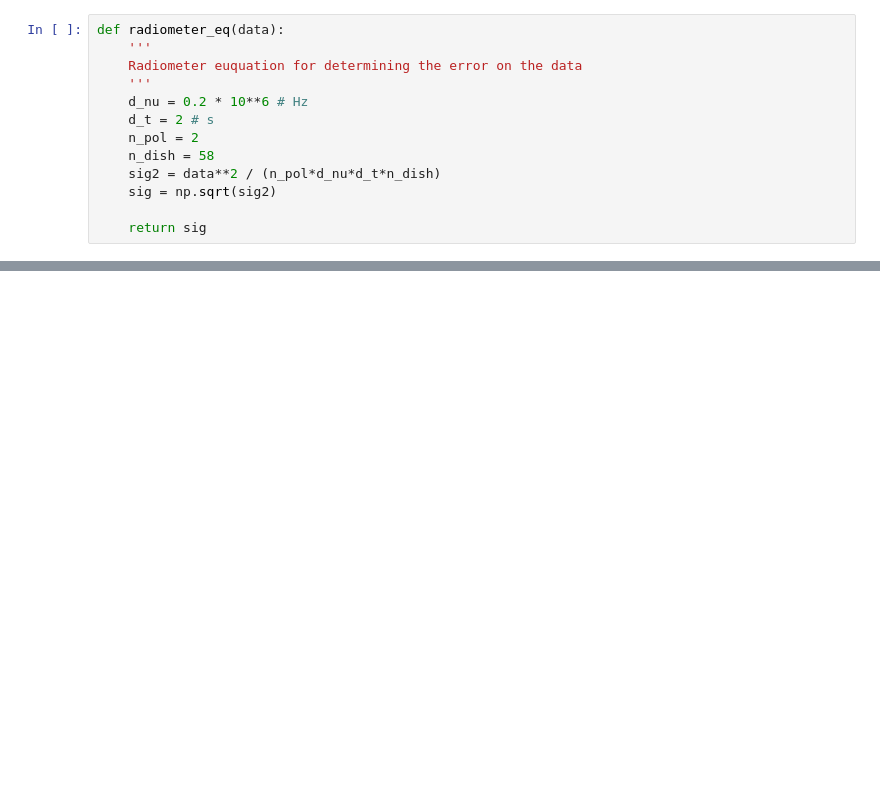
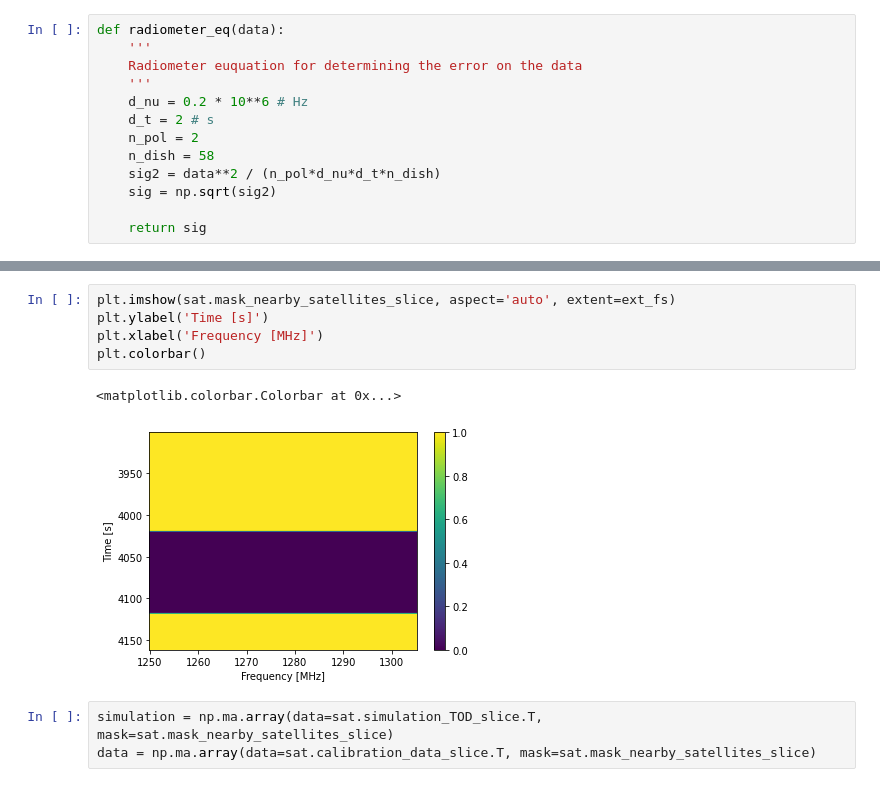
Before and after one commit to vitoria-ab/satellite_RFI-mine, a Jupyter notebook: Notebooks/chi2_testing/chi2_notebooks/chi2_optimize_parallel.ipynb, the cells around one changed output, grey strips where cells are left out. Cells and saved outputs as stored; diff of their text form; blank space fills up the shorter version.

```diff
--- a/Notebooks/chi2_testing/chi2_notebooks/chi2_optimize_parallel.ipynb
+++ b/Notebooks/chi2_testing/chi2_notebooks/chi2_optimize_parallel.ipynb
@@ -86,0 +84,11 @@ sat.excecute(a_param=dic,
+# %%
+plt.imshow(sat.mask_nearby_satellites_slice, aspect='auto', extent=ext_fs)
+plt.ylabel('Time [s]')
+plt.xlabel('Frequency [MHz]')
+plt.colorbar()
+# %% [output]
+<matplotlib.colorbar.Colorbar at 0x...>
+[figure, added]
+# %%
+simulation = np.ma.array(data=sat.simulation_TOD_slice.T, mask=sat.mask_nearby_satellites_slice)
+data = np.ma.array(data=sat.calibration_data_slice.T, mask=sat.mask_nearby_satellites_slice)
```
Also changed, not shown: parts of 17 cells of this notebook, 14 other files.
